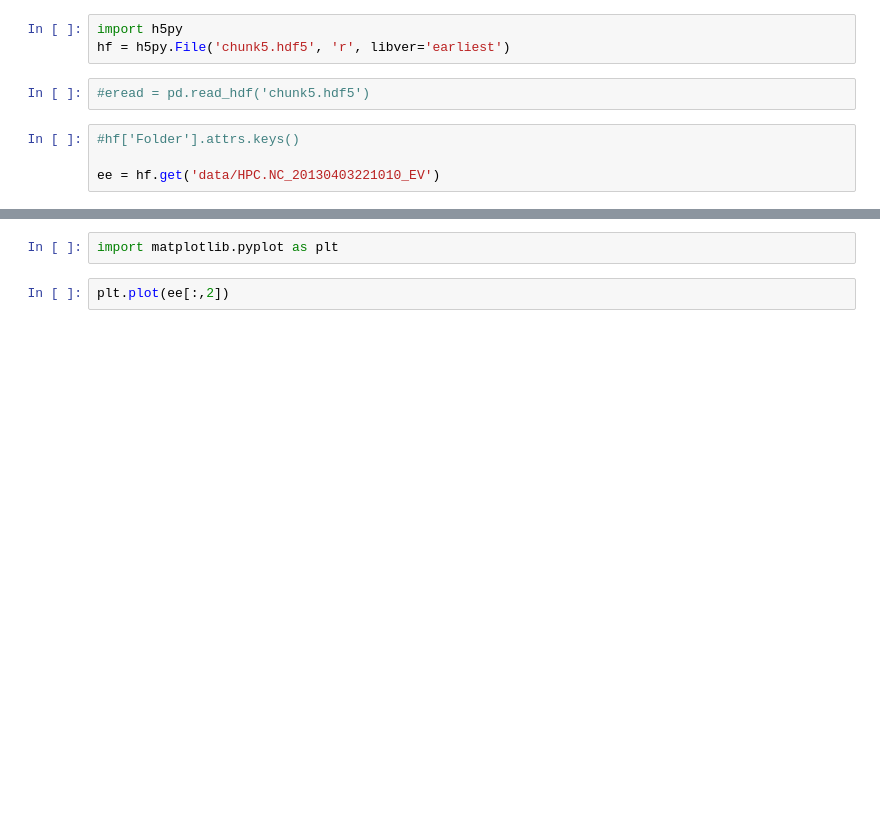
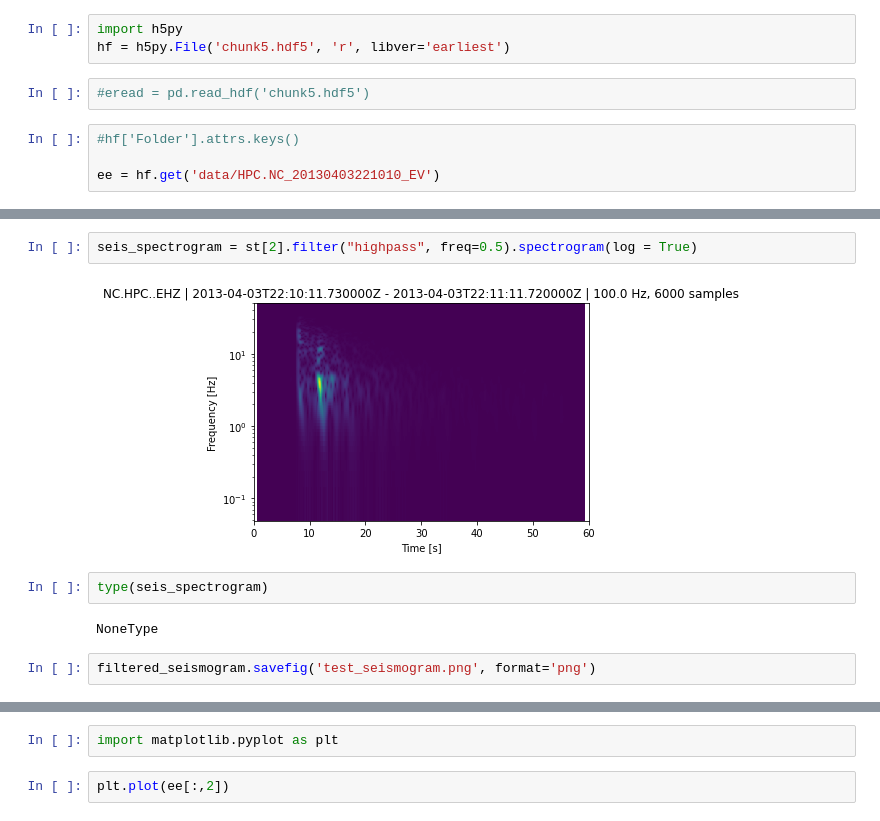
Before and after one commit to doromboziandras32/Earthquake-visualization, a Jupyter notebook: Plot_test_map_mapbox.ipynb, the cells around one changed output, grey strips where cells are left out. Cells and saved outputs as stored; diff of their text form; blank space fills up the shorter version.

```diff
--- a/Plot_test_map_mapbox.ipynb
+++ b/Plot_test_map_mapbox.ipynb
@@ -20,0 +124,10 @@ ee = hf.get('data/HPC.NC_20130403221010_EV')
+# %%
+seis_spectrogram = st[2].filter("highpass", freq=0.5).spectrogram(log = True)
+# %% [output]
+[figure, added]
+# %%
+type(seis_spectrogram)
+# %% [output]
+NoneType
+# %%
+filtered_seismogram.savefig('test_seismogram.png', format='png')
```
Also changed, not shown: parts of 23 cells of this notebook, 4 other files.
